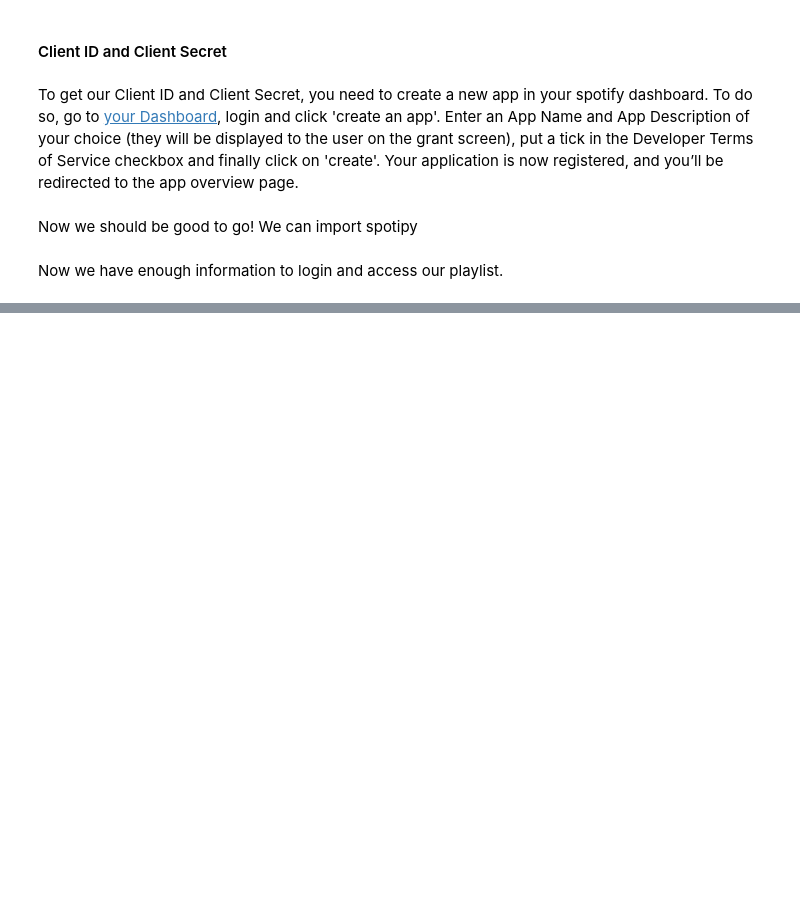
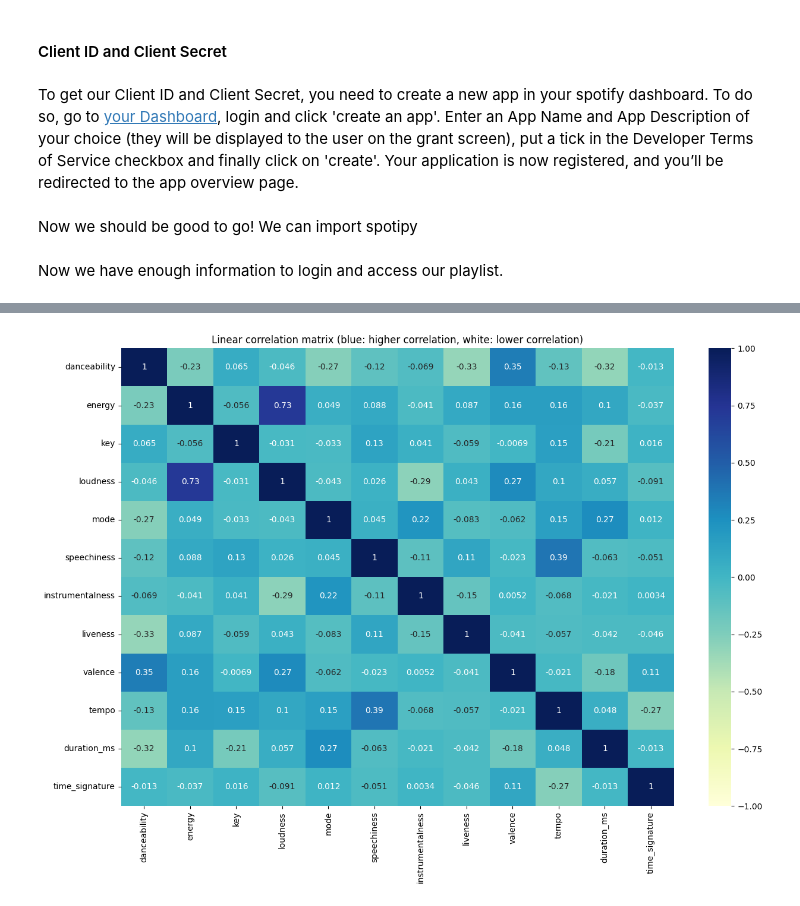
Before and after one commit to lthomazi/lthomazi.github.io, a Jupyter notebook: lucas_320_final.ipynb, the cells around one changed output, grey strips where cells are left out. Cells and saved outputs as stored; diff of their text form; code cells hidden in the pictures; blank space fills up the shorter version.

```diff
--- a/lucas_320_final.ipynb
+++ b/lucas_320_final.ipynb
@@ -86,0 +93,4 @@ call_playlist("spotify","7vI0tN3yUn07dkK9T6p2pg")
+# %%
+# here's a playlist i listen to all the time
+my_music = call_playlist("28riya", "5EI6wYUrYSOfClAsoZPcsl")
+my_music.head()
@@ -86,0 +126,7 @@ call_playlist("spotify","7vI0tN3yUn07dkK9T6p2pg")
+# %%
+# changing types of key, mode, duration_ms, time_signature
+my_music['key'] = my_music['key'].astype('float64')
+my_music['mode'] = my_music['mode'].astype('float')
+my_music['duration_ms'] = my_music['duration_ms'].astype('float64')
+my_music['time_signature'] = my_music['time_signature'].astype('float64')
+print(my_music.dtypes)
@@ -86,0 +151,8 @@ call_playlist("spotify","7vI0tN3yUn07dkK9T6p2pg")
+# %%
+# Plot linear correlation matrix
+fig, ax = plt.subplots(figsize=(15,10))
+sns.heatmap(my_music[['danceability', 'energy', 'key', 'loudness', 'mode', 'speechiness', 'instrumentalness', 'liveness', 'valence', 'tempo', 'duration_ms', 'time_signature']].corr(), annot=True, cmap='YlGnBu', vmin=-1, vmax=1, center=0, ax=ax)
+plt.title('Linear correlation matrix (blue: higher correlation, white: lower correlation)')
+plt.show()
+# %% [output]
+[figure, added]
```
Also changed, not shown: parts of 19 cells of this notebook, 1 other file.
